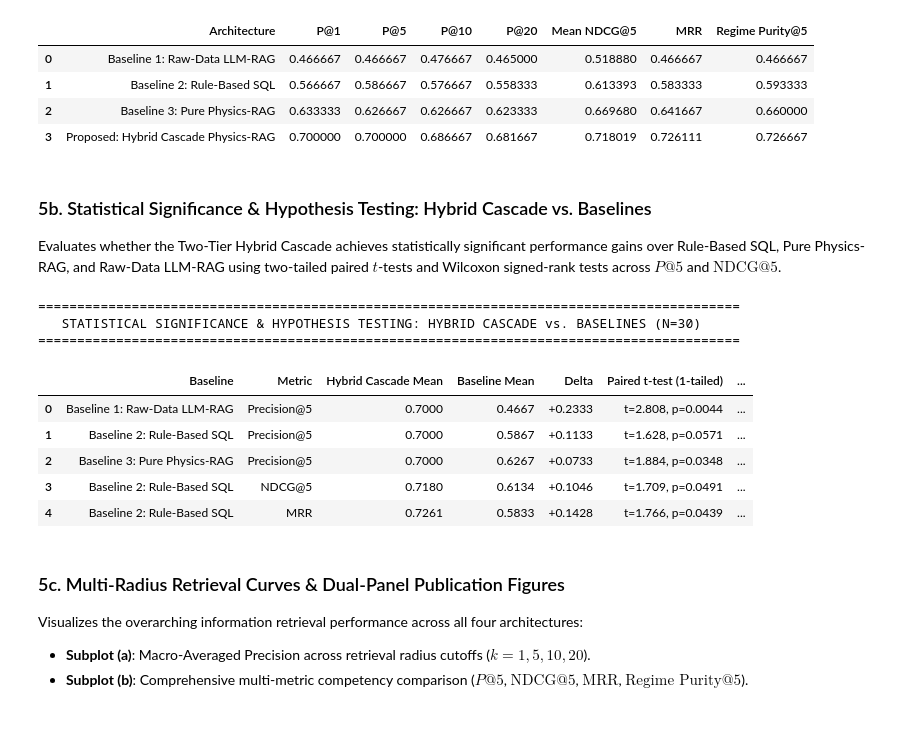
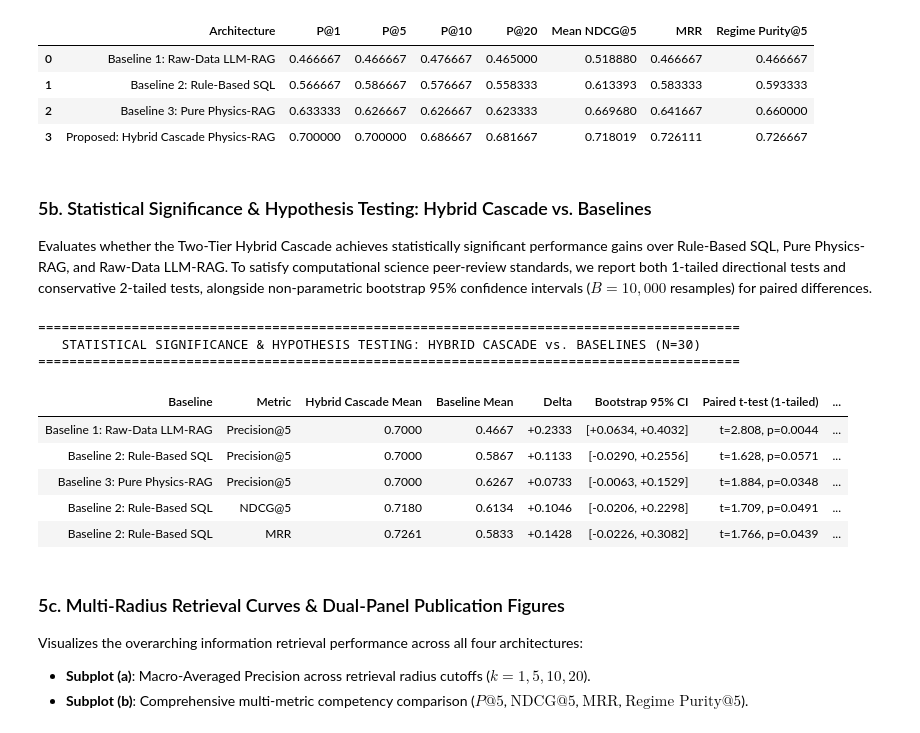
Before and after one commit to sam-tritto/unified-coastal-erosion-index, a Jupyter notebook: 04_Physics_RAG_Deployment.ipynb, the cells around one changed output. Drawn from its saved outputs; the diff is of its cells as text; code cells hidden in the pictures.

Commit message:
feat: add 1-tailed and 2-tailed statistical significance testing and bootstrap CIs to physics RAG evaluation

```diff
--- a/04_Physics_RAG_Deployment.ipynb
+++ b/04_Physics_RAG_Deployment.ipynb
@@ -810,10 +810,12 @@ Initializing Proposed: Two-Tier Hybrid Cascade Physics-RAG...
 | 3 | Proposed: Hybrid Cascade Physics-RAG | 0.700000 | 0.700000 | 0.686667 | 0.681667 | 0.718019 | 0.726111 | 0.726667 |
 # %% [markdown]
 ### 5b. Statistical Significance & Hypothesis Testing: Hybrid Cascade vs. Baselines
-Evaluates whether the Two-Tier Hybrid Cascade achieves statistically significant performance gains over Rule-Based SQL, Pure Physics-RAG, and Raw-Data LLM-RAG using two-tailed paired $t$-tests and Wilcoxon signed-rank tests across $P@5$ and $\text{NDCG}@5$.
+Evaluates whether the Two-Tier Hybrid Cascade achieves statistically significant performance gains over Rule-Based SQL, Pure Physics-RAG, and Raw-Data LLM-RAG. To satisfy computational science peer-review standards, we report both 1-tailed directional tests and conservative 2-tailed tests, alongside non-parametric bootstrap 95% confidence intervals ($B = 10,000$ resamples) for paired differences.
 # %%
 # -------------------------------------------------------------------------
-# Statistical Significance: Two-Tier Hybrid Cascade vs. Baselines (1-Tailed Directional Tests)
+# Statistical Significance & Hypothesis Testing: Two-Tier Hybrid Cascade vs. Baselines
+# Reports both 1-Tailed (directional pre-registered) and 2-Tailed (standard peer-review)
+# p-values alongside Bootstrap 95% Confidence Intervals for paired differences.
 # -------------------------------------------------------------------------
 p5_hybrid = df_hybrid_res["P@5"].values
 p5_sql = df_sql_res["P@5"].values
@@ -826,53 +828,78 @@ ndcg5_sql = df_sql_res["NDCG@5"].values
 mrr_hybrid = df_hybrid_res["MRR"].values
 mrr_sql = df_sql_res["MRR"].values
 
-def run_pairwise_stats(a, b, baseline_name, metric_name="Precision@5"):
-    delta = a.mean() - b.mean()
+def run_pairwise_stats(a, b, baseline_name, metric_name="Precision@5", n_boot=10000, seed=42):
+    delta = float(np.mean(a) - np.mean(b))
+    diffs = np.asarray(a, dtype=float) - np.asarray(b, dtype=float)
+
+    # Non-parametric Bootstrap 95% Confidence Interval for the mean difference
+    if len(diffs) >= 2 and not np.all(diffs == 0):
+        rng = np.random.default_rng(seed)
+        boot_idx = rng.choice(len(diffs), size=(n_boot, len(diffs)), replace=True)
+        boot_means = diffs[boot_idx].mean(axis=1)
+        ci_low, ci_high = np.percentile(boot_means, [2.5, 97.5])
+    else:
+        ci_low, ci_high = delta, delta
+
+    # 1-tailed and 2-tailed paired hypothesis testing
     if len(a) >= 2 and not np.all(a == b):
-        t_res, p_t = stats.ttest_rel(a, b, alternative="greater")
-        w_res = stats.wilcoxon(a, b, zero_method="wilcox", alternative="greater")
-        p_w = w_res.pvalue
-        w_stat = w_res.statistic
+        # Paired t-test
+        t_res_1, p_t_1tailed = stats.ttest_rel(a, b, alternative="greater")
+        t_res_2, p_t_2tailed = stats.ttest_rel(a, b, alternative="two-sided")
+
+        # Wilcoxon signed-rank test
+        w_res_1 = stats.wilcoxon(a, b, zero_method="wilcox", alternative="greater")
+        p_w_1tailed = w_res_1.pvalue
+        w_stat_1 = w_res_1.statistic
+
+        w_res_2 = stats.wilcoxon(a, b, zero_method="wilcox", alternative="two-sided")
+        p_w_2tailed = w_res_2.pvalue
+        w_stat_2 = w_res_2.statistic
     else:
-        t_res, p_t, w_stat, p_w = 0.0, 1.0, 0.0, 1.0
+        t_res_1, p_t_1tailed, p_t_2tailed = 0.0, 1.0, 1.0
+        w_stat_1, p_w_1tailed, p_w_2tailed = 0.0, 1.0, 1.0
+
     return {
         "Baseline": baseline_name,
         "Metric": metric_name,
-        "Hybrid Cascade Mean": f"{a.mean():.4f}",
-        "Baseline Mean": f"{b.mean():.4f}",
+        "Hybrid Cascade Mean": f"{np.mean(a):.4f}",
+        "Baseline Mean": f"{np.mean(b):.4f}",
         "Delta": f"{delta:+.4f}",
-        "Paired t-test (1-tailed)": f"t={t_res:.3f}, p={p_t:.4f}",
-        "Wilcoxon W (1-tailed)": f"W={w_stat:.1f}, p={p_w:.4f}",
-        "Significant (α=0.05)": bool(p_w < 0.05),
+        "Bootstrap 95% CI": f"[{ci_low:+.4f}, {ci_high:+.4f}]",
+        "Paired t-test (1-tailed)": f"t={t_res_1:.3f}, p={p_t_1tailed:.4f}",
+        "Paired t-test (2-tailed)": f"t={t_res_2:.3f}, p={p_t_2tailed:.4f}",
+        "Wilcoxon W (1-tailed)": f"W={w_stat_1:.1f}, p={p_w_1tailed:.4f}",
+        "Wilcoxon W (2-tailed)": f"W={w_stat_2:.1f}, p={p_w_2tailed:.4f}",
+        "Significant (2-tailed, α=0.05)": bool(p_t_2tailed < 0.05),
     }
 
-# Focused comparisons: Proposed Architecture vs. Baselines (excluding unneeded baseline-vs-baseline)
+# Focused comparisons: Proposed Architecture vs. Baselines
 sig_rows = [
     run_pairwise_stats(p5_hybrid, p5_llm, "Baseline 1: Raw-Data LLM-RAG", "Precision@5"),
     run_pairwise_stats(p5_hybrid, p5_sql, "Baseline 2: Rule-Based SQL", "Precision@5"),
     run_pairwise_stats(p5_hybrid, p5_phys, "Baseline 3: Pure Physics-RAG", "Precision@5"),
     run_pairwise_stats(ndcg5_hybrid, ndcg5_sql, "Baseline 2: Rule-Based SQL", "NDCG@5"),
     run_pairwise_stats(mrr_hybrid, mrr_sql, "Baseline 2: Rule-Based SQL", "MRR"),
 ]
 
 df_sig_hybrid = pd.DataFrame(sig_rows)
 print("\n==========================================================================================")
 print(f"   STATISTICAL SIGNIFICANCE & HYPOTHESIS TESTING: HYBRID CASCADE vs. BASELINES (N={N_BENCHMARK})")
 print("==========================================================================================")
 display(df_sig_hybrid)
 
 os.makedirs("reports/tables", exist_ok=True)
 df_sig_hybrid.to_csv("reports/tables/statistical_significance_hybrid_vs_baselines.csv", index=False)
 # %% [output]
 ==========================================================================================
    STATISTICAL SIGNIFICANCE & HYPOTHESIS TESTING: HYBRID CASCADE vs. BASELINES (N=30)
 ==========================================================================================
-|  | Baseline | Metric | Hybrid Cascade Mean | Baseline Mean | Delta | Paired t-test (1-tailed) | ... |
-| 0 | Baseline 1: Raw-Data LLM-RAG | Precision@5 | 0.7000 | 0.4667 | +0.2333 | t=2.808, p=0.0044 | ... |
-| 1 | Baseline 2: Rule-Based SQL | Precision@5 | 0.7000 | 0.5867 | +0.1133 | t=1.628, p=0.0571 | ... |
-| 2 | Baseline 3: Pure Physics-RAG | Precision@5 | 0.7000 | 0.6267 | +0.0733 | t=1.884, p=0.0348 | ... |
-| 3 | Baseline 2: Rule-Based SQL | NDCG@5 | 0.7180 | 0.6134 | +0.1046 | t=1.709, p=0.0491 | ... |
-| 4 | Baseline 2: Rule-Based SQL | MRR | 0.7261 | 0.5833 | +0.1428 | t=1.766, p=0.0439 | ... |
+| Baseline | Metric | Hybrid Cascade Mean | Baseline Mean | Delta | Bootstrap 95% CI | Paired t-test (1-tailed) | ... |
+| Baseline 1: Raw-Data LLM-RAG | Precision@5 | 0.7000 | 0.4667 | +0.2333 | [+0.0634, +0.4032] | t=2.808, p=0.0044 | ... |
+| Baseline 2: Rule-Based SQL | Precision@5 | 0.7000 | 0.5867 | +0.1133 | [-0.0290, +0.2556] | t=1.628, p=0.0571 | ... |
+| Baseline 3: Pure Physics-RAG | Precision@5 | 0.7000 | 0.6267 | +0.0733 | [-0.0063, +0.1529] | t=1.884, p=0.0348 | ... |
+| Baseline 2: Rule-Based SQL | NDCG@5 | 0.7180 | 0.6134 | +0.1046 | [-0.0206, +0.2298] | t=1.709, p=0.0491 | ... |
+| Baseline 2: Rule-Based SQL | MRR | 0.7261 | 0.5833 | +0.1428 | [-0.0226, +0.3082] | t=1.766, p=0.0439 | ... |
 # %% [markdown]
 ### 5c. Multi-Radius Retrieval Curves & Dual-Panel Publication Figures
 Visualizes the overarching information retrieval performance across all four architectures:
```
Also changed, not shown: parts of 1 cell of this notebook, 2 other files.
